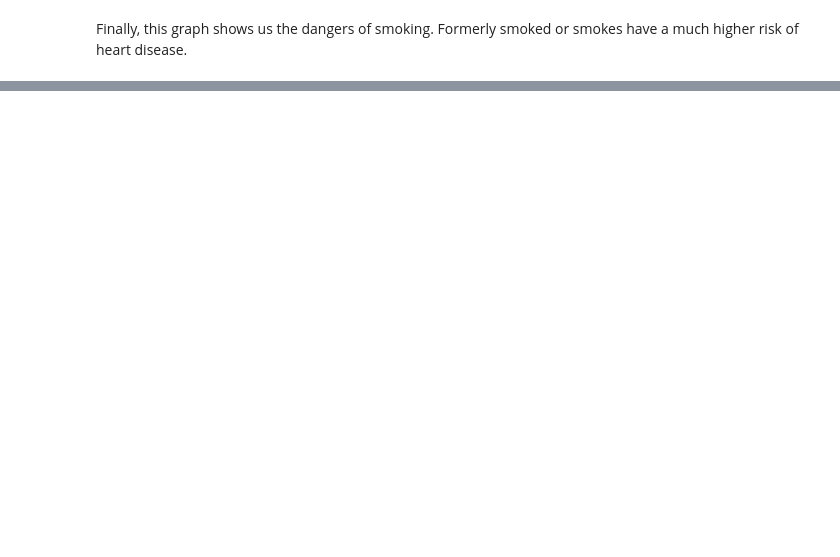
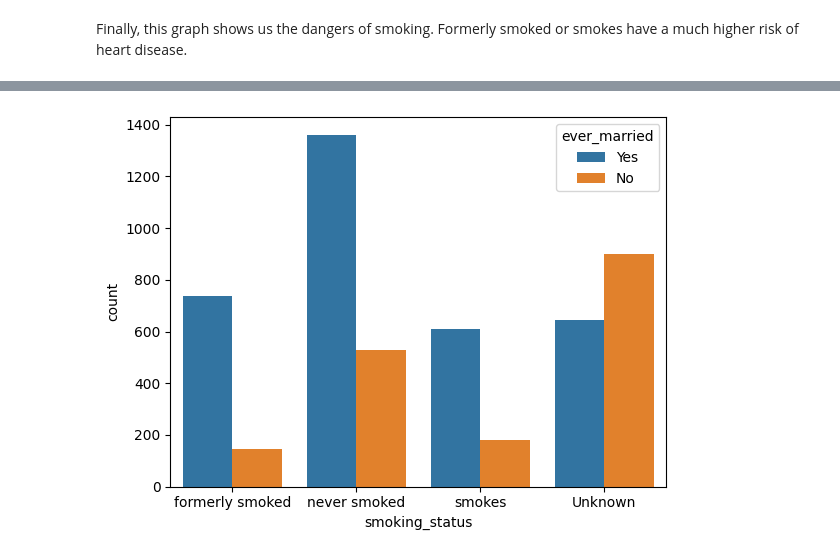
Before and after one commit to BenjaminEngel919/Medical-Data, a Jupyter notebook: Stroke_Prediction_Project.ipynb, the cells around one changed output, grey strips where cells are left out. Saved outputs shown, nothing was run; the diff lists cells and outputs as text; code cells hidden in the pictures; blank space fills up the shorter version.

```diff
--- a/Stroke_Prediction_Project.ipynb
+++ b/Stroke_Prediction_Project.ipynb
@@ -244,0 +285,5 @@ Finally, this graph shows us the dangers of smoking. Formerly smoked or smokes h
+# %%
+#Multivariate countplot with a hue argument
+ax = sns.countplot(data=stroke, x='smoking_status', hue='ever_married')
+# %% [output]
+[figure, added]
```
Also changed, not shown: parts of 10 cells of this notebook.
